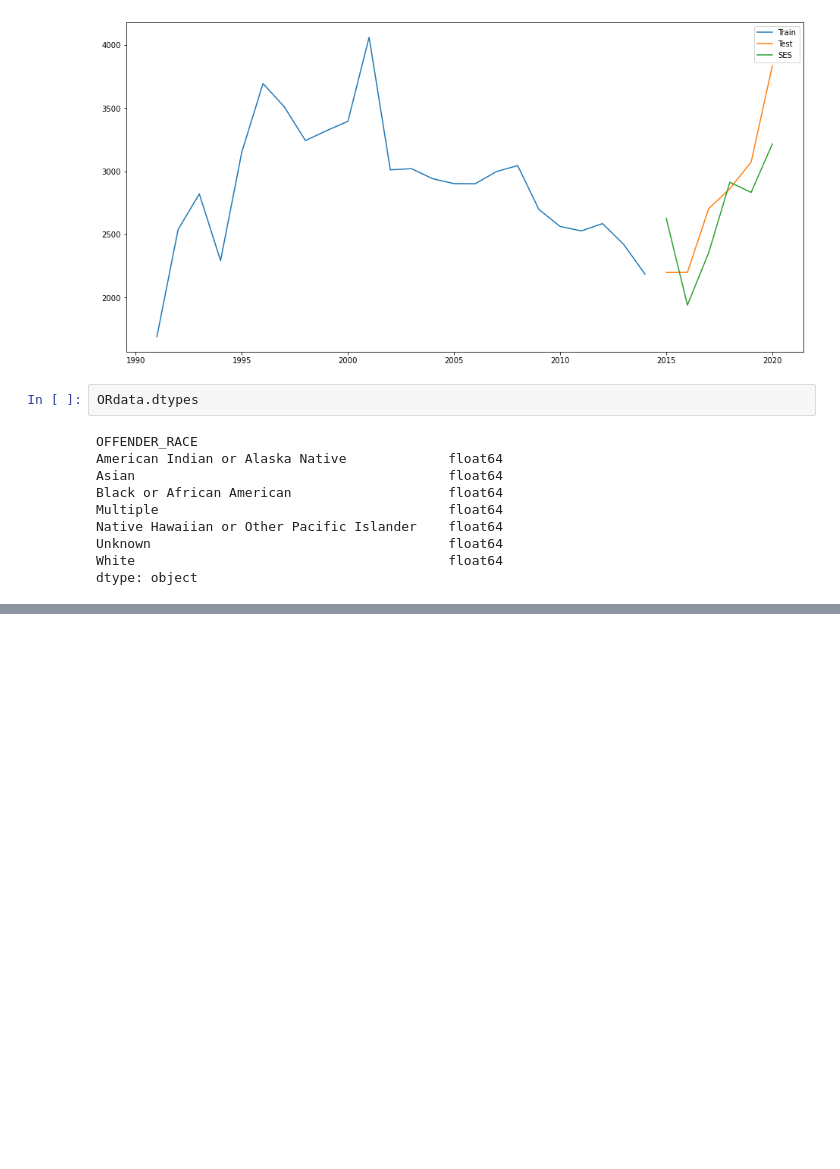
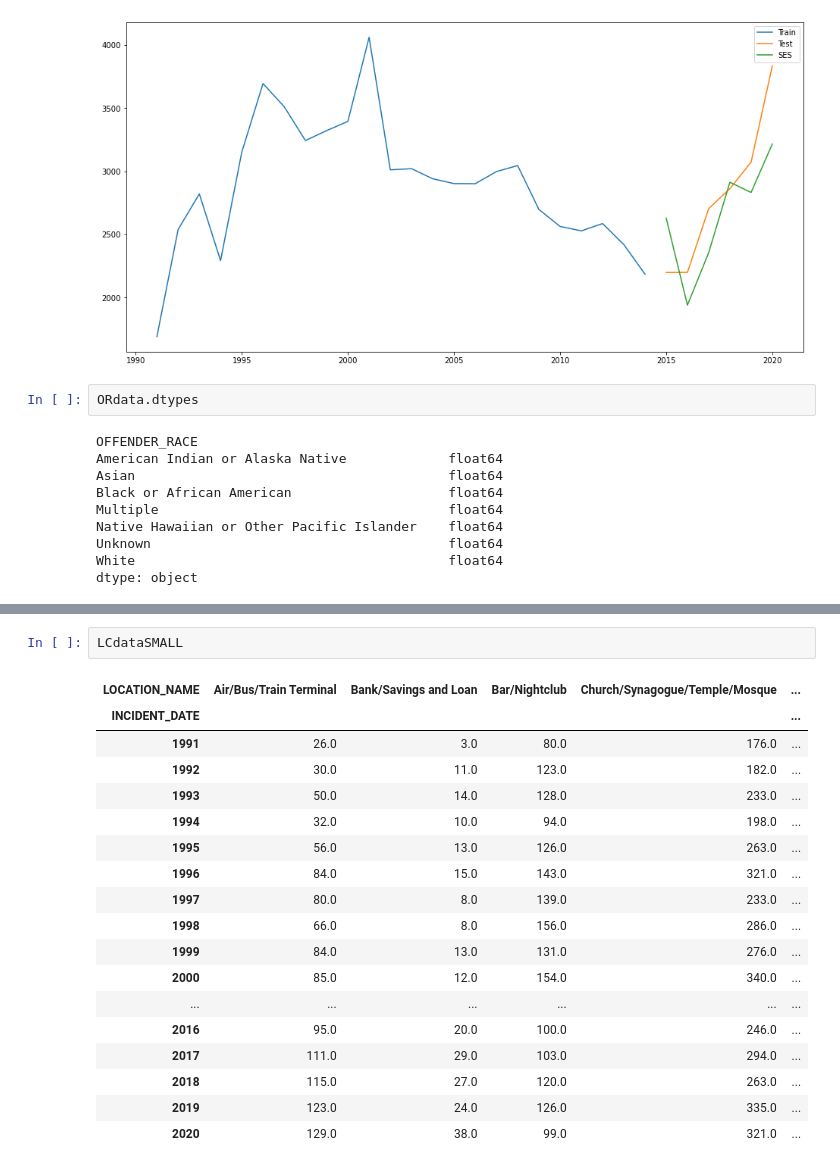
Before and after one commit to alphonso-a/big-data-project, a Jupyter notebook: Mita.ipynb, the cells around one changed output, grey strips where cells are left out. Cells and saved outputs as stored; diff of their text form; blank space fills up the shorter version.

```diff
--- a/Mita.ipynb
+++ b/Mita.ipynb
@@ -456,0 +492,21 @@ dtype: object
+# %%
+LCdataSMALL
+# %% [output]
+| LOCATION_NAME | Air/Bus/Train Terminal | Bank/Savings and Loan | Bar/Nightclub | Church/Synagogue/Temple/Mosque | ... |
+| INCIDENT_DATE |  |  |  |  | ... |
+| 1991 | 26.0 | 3.0 | 80.0 | 176.0 | ... |
+| 1992 | 30.0 | 11.0 | 123.0 | 182.0 | ... |
+| 1993 | 50.0 | 14.0 | 128.0 | 233.0 | ... |
+| 1994 | 32.0 | 10.0 | 94.0 | 198.0 | ... |
+| 1995 | 56.0 | 13.0 | 126.0 | 263.0 | ... |
+| 1996 | 84.0 | 15.0 | 143.0 | 321.0 | ... |
+| 1997 | 80.0 | 8.0 | 139.0 | 233.0 | ... |
+| 1998 | 66.0 | 8.0 | 156.0 | 286.0 | ... |
+| 1999 | 84.0 | 13.0 | 131.0 | 276.0 | ... |
+| 2000 | 85.0 | 12.0 | 154.0 | 340.0 | ... |
+| ... | ... | ... | ... | ... | ... |
+| 2016 | 95.0 | 20.0 | 100.0 | 246.0 | ... |
+| 2017 | 111.0 | 29.0 | 103.0 | 294.0 | ... |
+| 2018 | 115.0 | 27.0 | 120.0 | 263.0 | ... |
+| 2019 | 123.0 | 24.0 | 126.0 | 335.0 | ... |
+| 2020 | 129.0 | 38.0 | 99.0 | 321.0 | ... |
```
Also changed, not shown: parts of 17 cells of this notebook.
